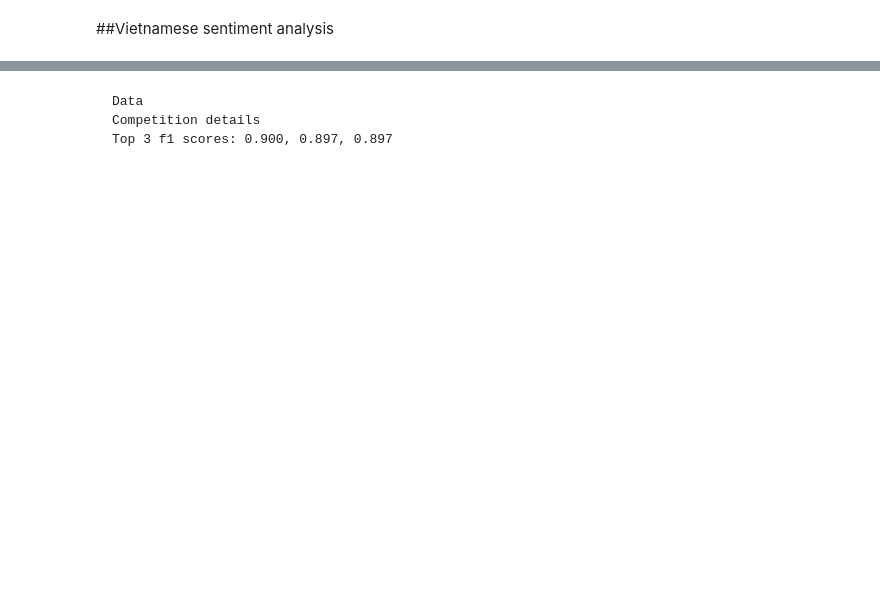
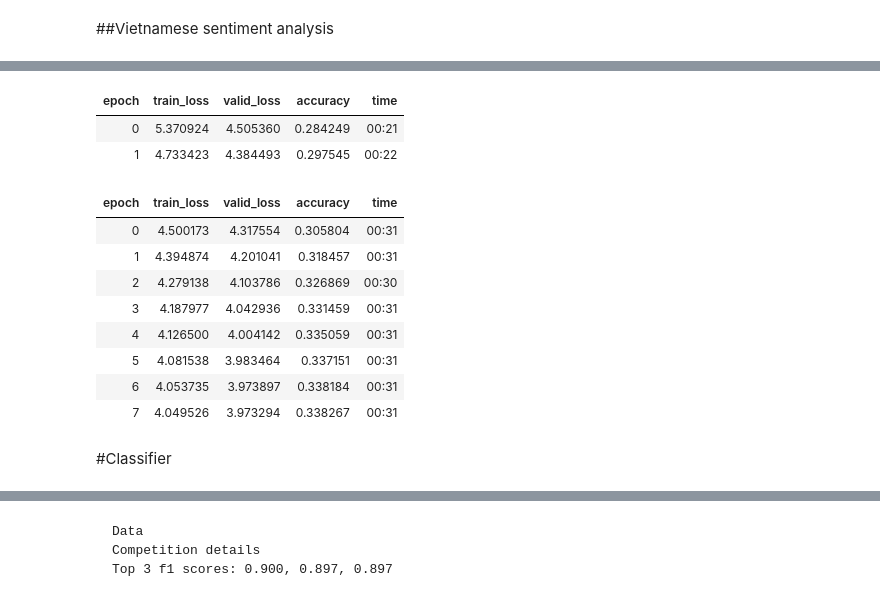
Before and after one commit to rajibmondal/Projects.NLP, a Jupyter notebook: Vietnamese_ULMFiT_from_scratch.ipynb, the cells around one changed output, grey strips where cells are left out. Cells and saved outputs as stored; diff of their text form; code cells hidden in the pictures; blank space fills up the shorter version.

```diff
--- a/Vietnamese_ULMFiT_from_scratch.ipynb
+++ b/Vietnamese_ULMFiT_from_scratch.ipynb
@@ -215,0 +248,5 @@ FileNotFoundError: ignored
+# %%
+data_lm = (TextList.from_df(df, path, cols='comment')
+.split_by_rand_pct(0.1, seed=42)
+.label_for_lm()
+.databunch(bs=bs, num_workers=1))
@@ -215,0 +256,27 @@ FileNotFoundError: ignored
+# %%
+learn_lm = language_model_learner(data_lm, AWD_LSTM,
+                                  pretrained_fnames=lm_fns,
+                                  #Lm_fns pretrained model
+                                  drop_mult=1.0)
+# %%
+lr = 1e-3
+lr *= bs/48
+# %%
+learn_lm.fit_one_cycle(2, lr*10, moms=(0.8,0.7))
+# %% [output]
+| epoch | train_loss | valid_loss | accuracy | time |
+| 0 | 5.370924 | 4.505360 | 0.284249 | 00:21 |
+| 1 | 4.733423 | 4.384493 | 0.297545 | 00:22 |
+# %%
+learn_lm.unfreeze()
+learn_lm.fit_one_cycle(8, lr, moms=(0.8,0.7))
+# %% [output]
+| epoch | train_loss | valid_loss | accuracy | time |
+| 0 | 4.500173 | 4.317554 | 0.305804 | 00:31 |
+| 1 | 4.394874 | 4.201041 | 0.318457 | 00:31 |
+| 2 | 4.279138 | 4.103786 | 0.326869 | 00:30 |
+| 3 | 4.187977 | 4.042936 | 0.331459 | 00:31 |
+| 4 | 4.126500 | 4.004142 | 0.335059 | 00:31 |
+| 5 | 4.081538 | 3.983464 | 0.337151 | 00:31 |
+| 6 | 4.053735 | 3.973897 | 0.338184 | 00:31 |
+| 7 | 4.049526 | 3.973294 | 0.338267 | 00:31 |
@@ -215,0 +286,3 @@ FileNotFoundError: ignored
+# %% [markdown]
+
+#Classifier
```
Also changed, not shown: parts of 48 cells of this notebook.
